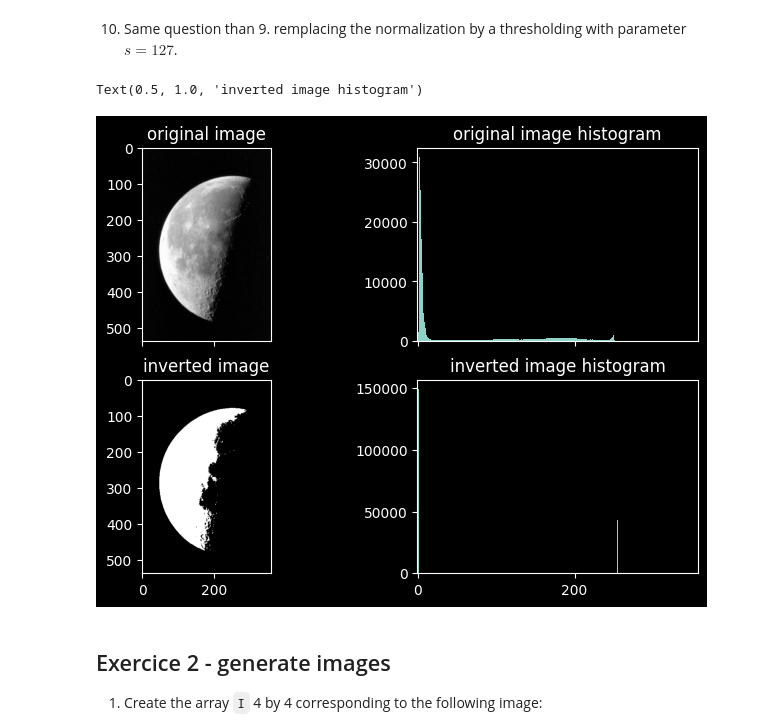
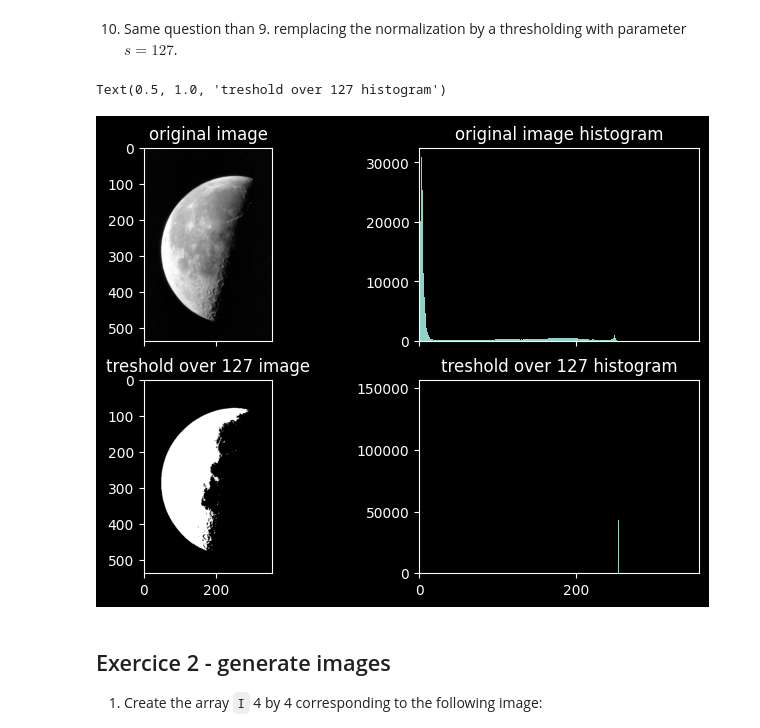
Before and after one commit to HugoRdet/BIMA, a Jupyter notebook: TME1/TME1.ipynb, the cells around one changed output. Cells and saved outputs as stored; diff of their text form; code cells hidden in the pictures.

```diff
--- a/TME1/TME1.ipynb
+++ b/TME1/TME1.ipynb
@@ -399,20 +399,20 @@ Text(0.5, 1.0, 'inverted image histogram')
 # %%
 axs = (plt.figure(constrained_layout=True)
        .subplots(2, 2, sharex=True, sharey=False))
 axs[0][0].imshow(myimage)
 axs[0][0].set_title('original image')
 
 axs[0][1].hist(myimage.ravel(),range(256))
 axs[0][1].set_title('original image histogram')
 
 axs[1][0].imshow(thresholdImage(myimage,127),vmin=0,vmax=255)
-axs[1][0].set_title('inverted image')
+axs[1][0].set_title('treshold over 127 image')
 
 axs[1][1].hist(thresholdImage(myimage,127).ravel(),range(256))
-axs[1][1].set_title('inverted image histogram')
+axs[1][1].set_title('treshold over 127 histogram')
 # %% [output]
-Text(0.5, 1.0, 'inverted image histogram')
+Text(0.5, 1.0, 'treshold over 127 histogram')
-[figure, old version]
+[figure, new version]
 # %% [markdown]
 ## Exercice 2 - generate images
 
```
Also changed, not shown: parts of 4 cells of this notebook.
